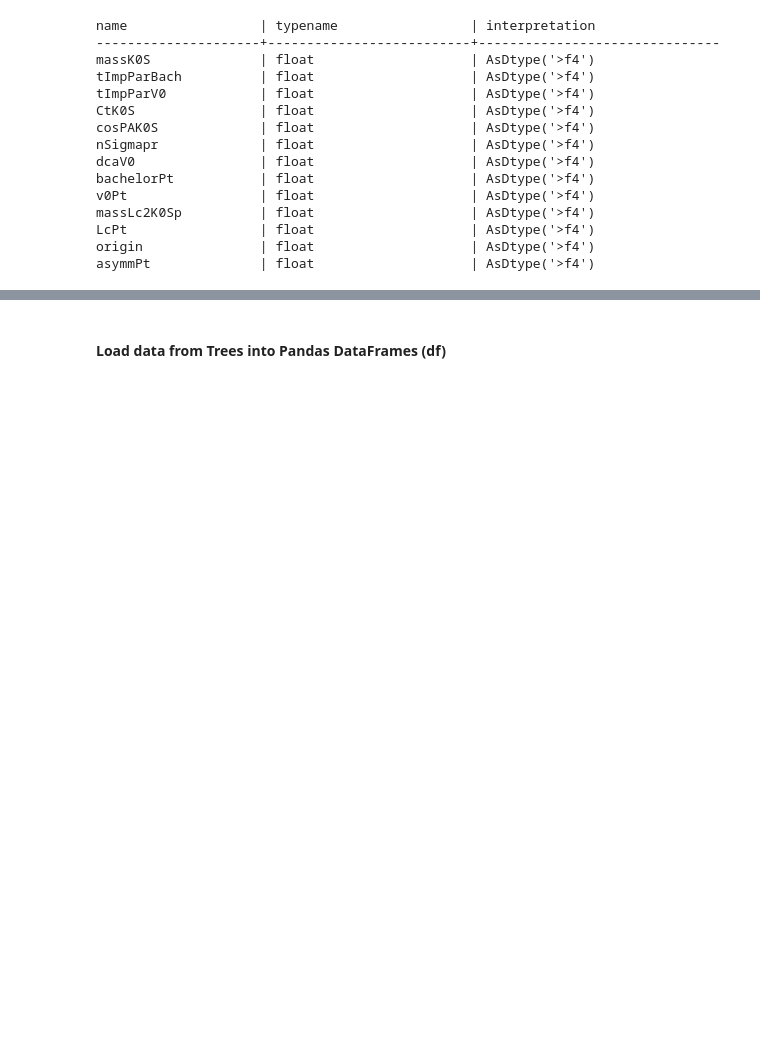
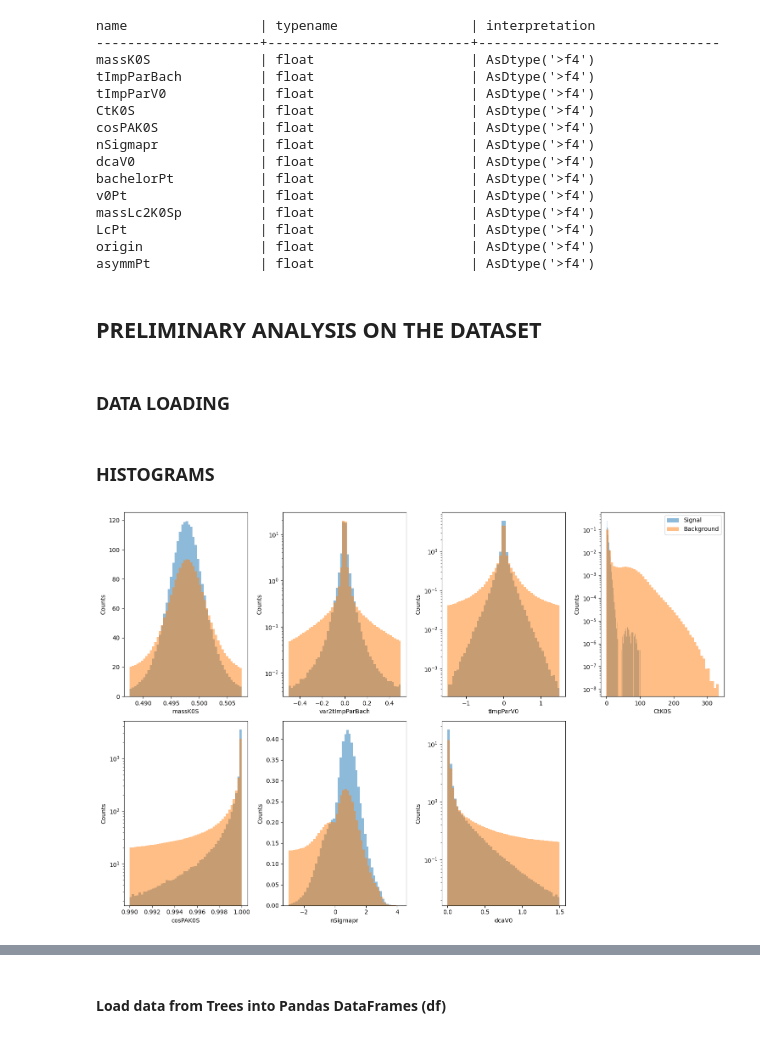
Before and after one commit to giopedro92/advanced-programming-project, a Jupyter notebook: NN.ipynb, the cells around one changed output, grey strips where cells are left out. Saved outputs shown, nothing was run; the diff lists cells and outputs as text; code cells hidden in the pictures; blank space fills up the shorter version.

Commit message:
Added Preliminary Analysis of the dataset to the notebook. Added to .gitignore preliminary_analyis folder

```diff
--- a/NN.ipynb
+++ b/NN.ipynb
@@ -138,3 +131,5 @@ massLc2K0Sp          | float                    | AsDtype('>f4')
 LcPt                 | float                    | AsDtype('>f4')
 origin               | float                    | AsDtype('>f4')
 asymmPt              | float                    | AsDtype('>f4')
+# %% [markdown]
+## PRELIMINARY ANALYSIS ON THE DATASET
@@ -140,0 +140,2 @@ asymmPt              | float                    | AsDtype('>f4')
+# %% [markdown]
+### DATA LOADING
@@ -140,0 +181,68 @@ asymmPt              | float                    | AsDtype('>f4')
+# %% [markdown]
+### HISTOGRAMS
+# %%
+# Plotting the histogram for all the variables
+plt.figure(figsize=(15, 10))
+
+
+plt.subplot(2, 4, 1)
+plt.hist(massK0S_sig, bins=50, alpha=0.5, density=True, label='Signal')
+plt.hist(massK0S_bkg, bins=50, alpha=0.5, density=True, label='Background')
+plt.xlabel('massK0S')
+plt.ylabel('Counts')
+#plt.legend()
+
+plt.subplot(2, 4, 2)
+plt.hist(tImpParBach_sig, bins=50, alpha=0.5, density=True, label='Signal')
+plt.hist(tImpParBach_bkg, bins=50, alpha=0.5, density=True, label='Background')
+plt.xlabel('var2tImpParBach')
+plt.ylabel('Counts')
+plt.yscale('log')
+#plt.legend()
+
+plt.subplot(2, 4, 3)
+plt.hist(tImpParV0_sig, bins=50, alpha=0.5, density=True, label='Signal')
+plt.hist(tImpParV0_bkg, bins=50, alpha=0.5, density=True, label='Background')
+plt.xlabel('tImpParV0')
+plt.ylabel('Counts')
+plt.yscale('log')
+#plt.legend()
+
+plt.subplot(2, 4, 4)
+plt.hist(CtK0S_sig, bins=50, alpha=0.5, density=True, label='Signal')
+plt.hist(CtK0S_bkg, bins=50, alpha=0.5, density=True, label='Background')
+plt.xlabel('CtK0S')
+plt.ylabel('Counts')
+plt.yscale('log')
+plt.legend()
+
+plt.subplot(2, 4, 5)
+plt.hist(cosPAK0S_sig, bins=50, alpha=0.5, density=True, label='Signal')
+plt.hist(cosPAK0S_bkg, bins=50, alpha=0.5, density=True, label='Background')
+plt.xlabel('cosPAK0S')
+plt.ylabel('Counts')
+plt.yscale('log')
+#plt.legend()
+
+plt.subplot(2, 4, 6)
+plt.hist(nSigmapr_sig, bins=50, alpha=0.5, density=True, label='Signal')
+plt.hist(nSigmapr_bkg, bins=50, alpha=0.5, density=True, label='Background')
+plt.xlabel('nSigmapr')
+plt.ylabel('Counts')
+#plt.legend()
+
+plt.subplot(2, 4, 7)
+plt.hist(dcaV0_sig, bins=50, alpha=0.5, density=True, label='Signal')
+plt.hist(dcaV0_bkg, bins=50, alpha=0.5, density=True, label='Background')
+plt.xlabel('dcaV0')
+plt.ylabel('Counts')
+plt.yscale('log')
+#plt.legend()
+
+
+# Saves figure on the file
+plt.savefig(os.path.join(output_folder, "vars_histogram.pdf"))
+plt.tight_layout()
+plt.show()
+# %% [output]
+[figure, added]
```
Also changed, not shown: parts of 21 cells of this notebook, 1 other file.
